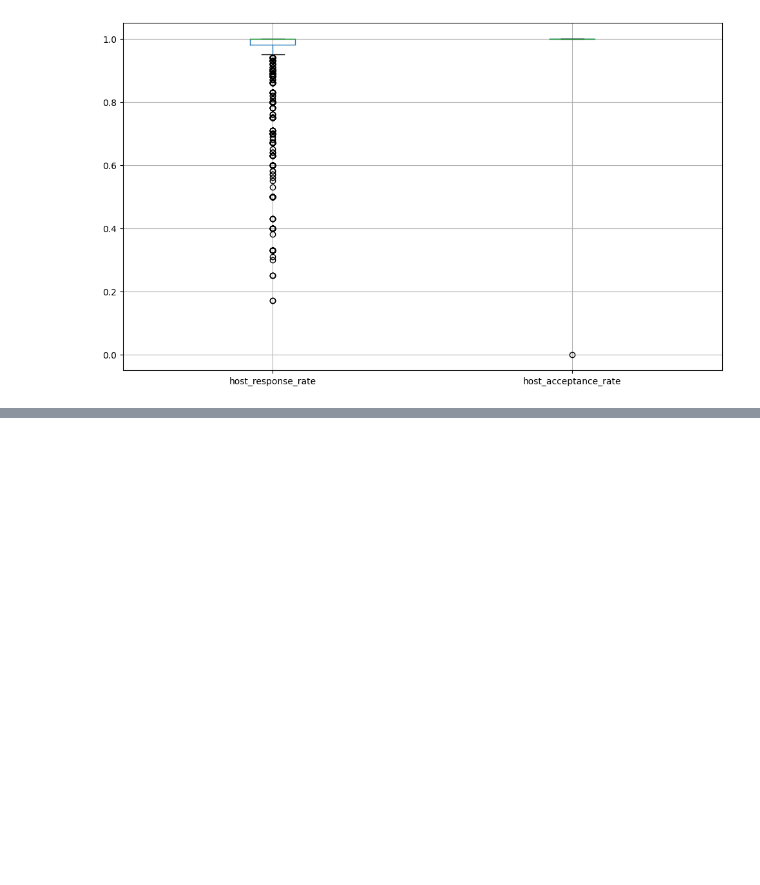
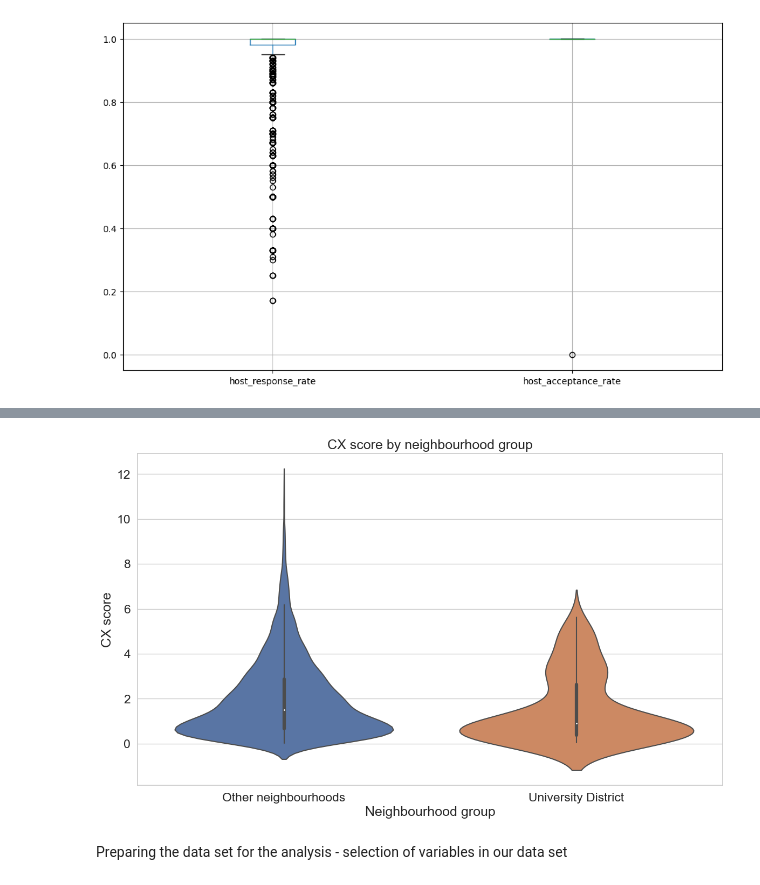
Before and after one commit to aeusepi/Project, a Jupyter notebook: Airbnb.ipynb, the cells around one changed output, grey strips where cells are left out. Saved outputs shown, nothing was run; the diff lists cells and outputs as text; code cells hidden in the pictures; blank space fills up the shorter version.

```diff
--- a/Airbnb.ipynb
+++ b/Airbnb.ipynb
@@ -339,0 +407,23 @@ df_host2.boxplot(ax=ax)
+# %%
+fontsize = 10
+
+df_temp = df[['neighbourhood_group_cleansed', 'review_scores_rating', 'reviews_per_month']].copy()
+df_temp['cx_score'] = df_temp['review_scores_rating'] / 100 * df_temp['reviews_per_month']
+df_temp['n'] = np.where(
+    df_temp['neighbourhood_group_cleansed'] == 'University District',
+    'University District', 'Other neighbourhoods'
+)
+
+fig, axes = plt.subplots(figsize=(14, 8))
+sns.violinplot(x='n',y='cx_score', data=df_temp, ax = axes)
+axes.set_title('CX score by neighbourhood group')
+
+axes.yaxis.grid(True)
+axes.set_xlabel('Neighbourhood group')
+axes.set_ylabel('CX score')
+
+plt.show()
+# %% [output]
+[figure, added]
+# %% [markdown]
+Preparing the data set for the analysis - selection of variables in our data set
```
Also changed, not shown: parts of 12 cells of this notebook, 1 other file.
